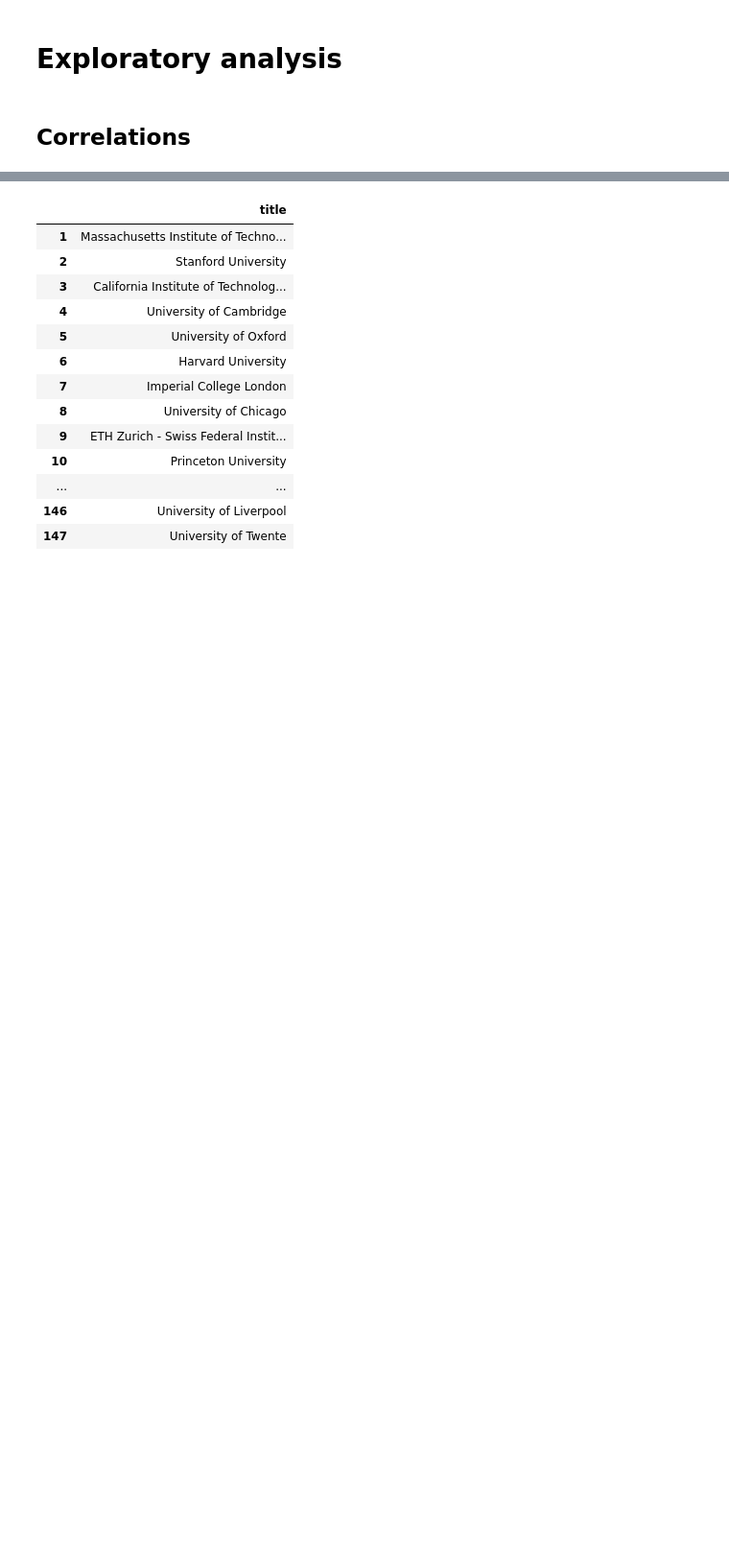
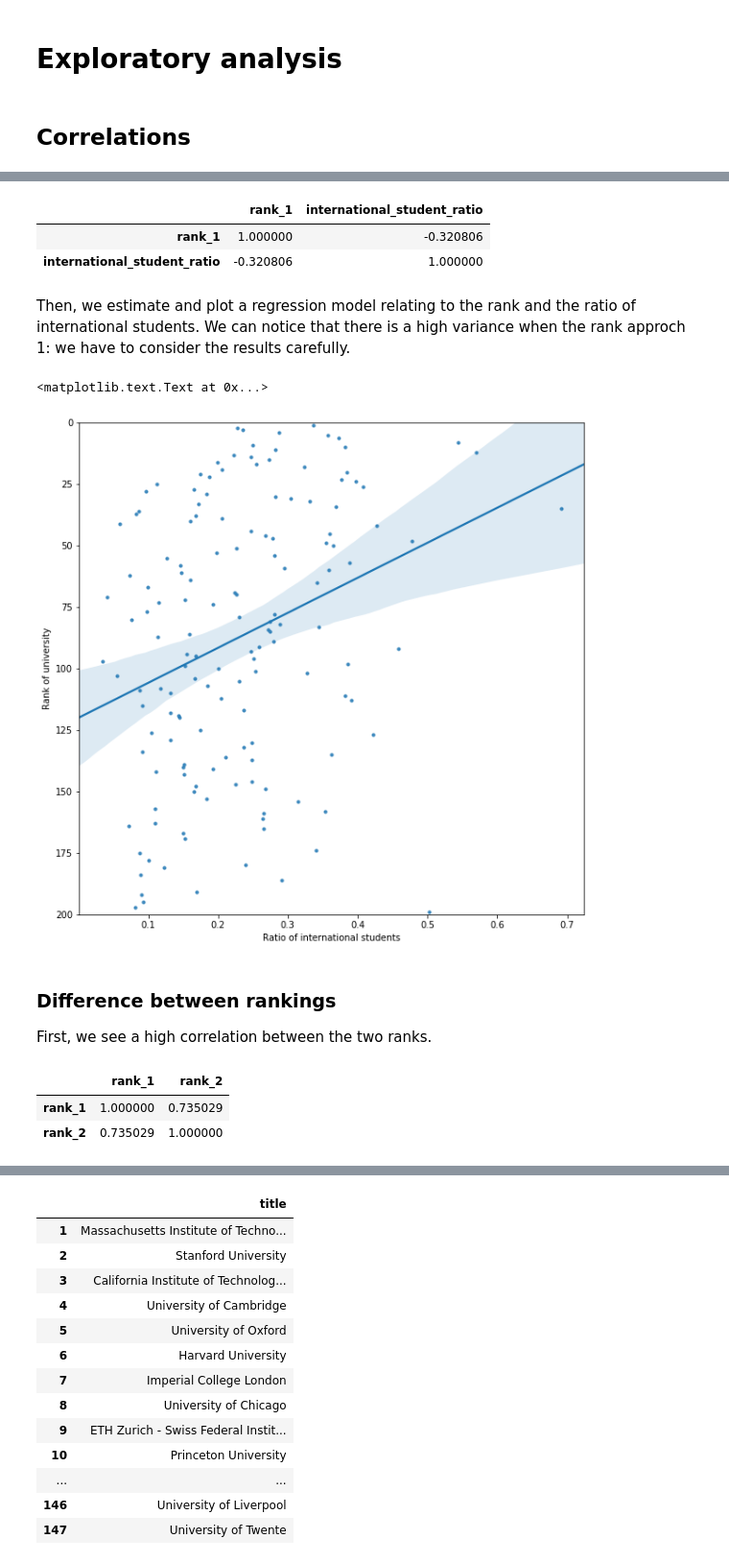
Before and after one commit to MsSquirrel/ADA---MAK, a Jupyter notebook: Homework 2/alex/Homework 2.ipynb, the cells around one changed output, grey strips where cells are left out. Shown: that part at 96% size. Saved outputs shown, nothing was run; the diff lists cells and outputs as text; code cells hidden in the pictures; blank space fills up the shorter version.

```diff
--- a/Homework 2/alex/Homework 2.ipynb
+++ b/Homework 2/alex/Homework 2.ipynb
@@ -367,0 +382,29 @@ sns.heatmap(corr,
+# %%
+final_top200[['rank_1', 'international_student_ratio']].rank().corr()
+# %% [output]
+|  | rank_1 | international_student_ratio |
+| rank_1 | 1.000000 | -0.320806 |
+| international_student_ratio | -0.320806 | 1.000000 |
+# %% [markdown]
+Then, we estimate and plot a regression model relating to the rank and the ratio of international students. We can notice that there is a high variance when the rank approch 1: we have to consider the results carefully.
+# %%
+figure, axes = plt.subplots(figsize=(10, 10))
+
+sns.regplot('international_student_ratio', 'rank_1', data=final_top200, fit_reg=True, scatter_kws={"marker": 'D', "s": 10})
+plt.ylim((0,200))
+plt.gca().invert_yaxis()
+plt.xlabel('Ratio of international students')
+plt.ylabel('Rank of university')
+# %% [output]
+<matplotlib.text.Text at 0x...>
+[figure, added]
+# %% [markdown]
+### Difference between rankings
+First, we see a high correlation between the two ranks.
+# %%
+#Trying to see correlation between ranks
+final_top200[['rank_1', 'rank_2']].rank().corr()
+# %% [output]
+|  | rank_1 | rank_2 |
+| rank_1 | 1.000000 | 0.735029 |
+| rank_2 | 0.735029 | 1.000000 |
```
Also changed, not shown: parts of 18 cells of this notebook.
